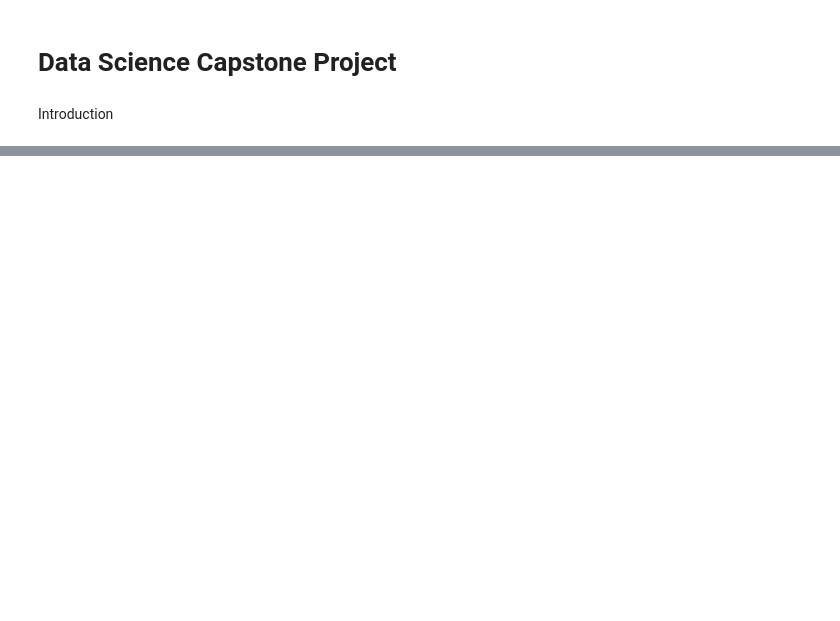
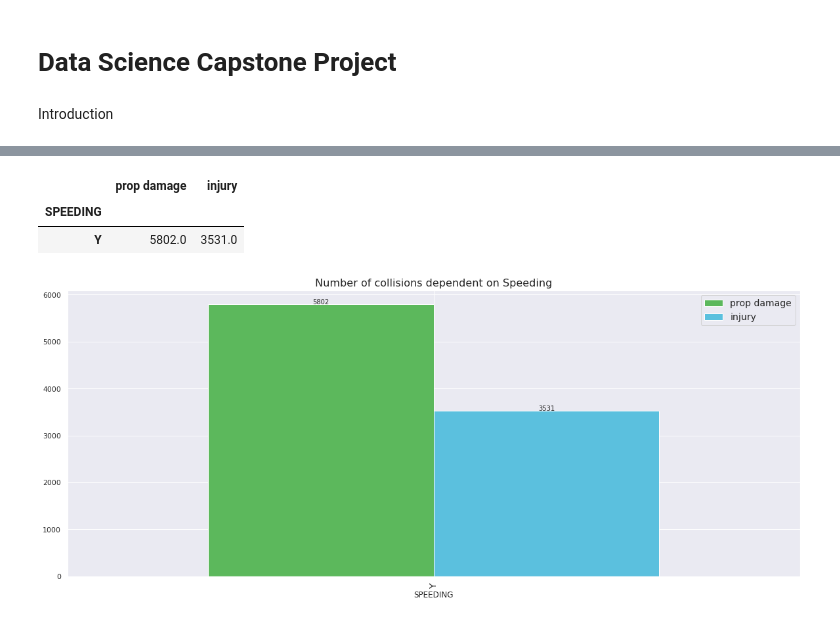
Before and after one commit to hrichards6/Coursera_Capstone, a Jupyter notebook: Data Science Capstone Project Notebook.ipynb, the cells around one changed output, grey strips where cells are left out. Cells and saved outputs as stored; diff of their text form; code cells hidden in the pictures; blank space fills up the shorter version.

```diff
--- a/Data Science Capstone Project Notebook.ipynb
+++ b/Data Science Capstone Project Notebook.ipynb
@@ -12,0 +311,3 @@ print('Hello Capstone Project Course')
+# %%
+speeding_df = collisions_data.groupby(by = 'SPEEDING').sum()
+speeding_df.head()
@@ -12,0 +318,30 @@ print('Hello Capstone Project Course')
+# %%
+speeding_df = speeding_df[['1','2']]
+speeding_df = speeding_df.rename(columns={'1': 'prop damage', '2':'injury'})
+speeding_df
+# %% [output]
+|  | prop damage | injury |
+| SPEEDING |  |  |
+| Y | 5802.0 | 3531.0 |
+# %%
+fig= plt.figure()
+ax0 = fig.add_subplot(1,1,1)
+speeding_df.plot(kind = 'bar', figsize = (20,8), width= 0.8,
+               color = ['#5cb85c', '#5bc0de','#d95348'], ax=ax0)
+ax0.set_title('Number of collisions dependent on Speeding', size = 16)
+plt.xticks(fontsize=14)
+
+indx = np.arange(len(roadcond_df.columns))
+
+
+for p in ax0.patches:
+    ax0.annotate("%.f" % p.get_height(),
+               (p.get_x() + p.get_width() / 2 , p.get_height()),
+               ha = 'center', va = 'center', xytext = (0,3), textcoords = 'offset points')
+
+
+plt.legend(labels = roadcond_df.columns,fontsize = 14, loc = 'upper right')
+
+plt.show()
+# %% [output]
+[figure, added]
```
Also changed, not shown: parts of 82 cells of this notebook.
